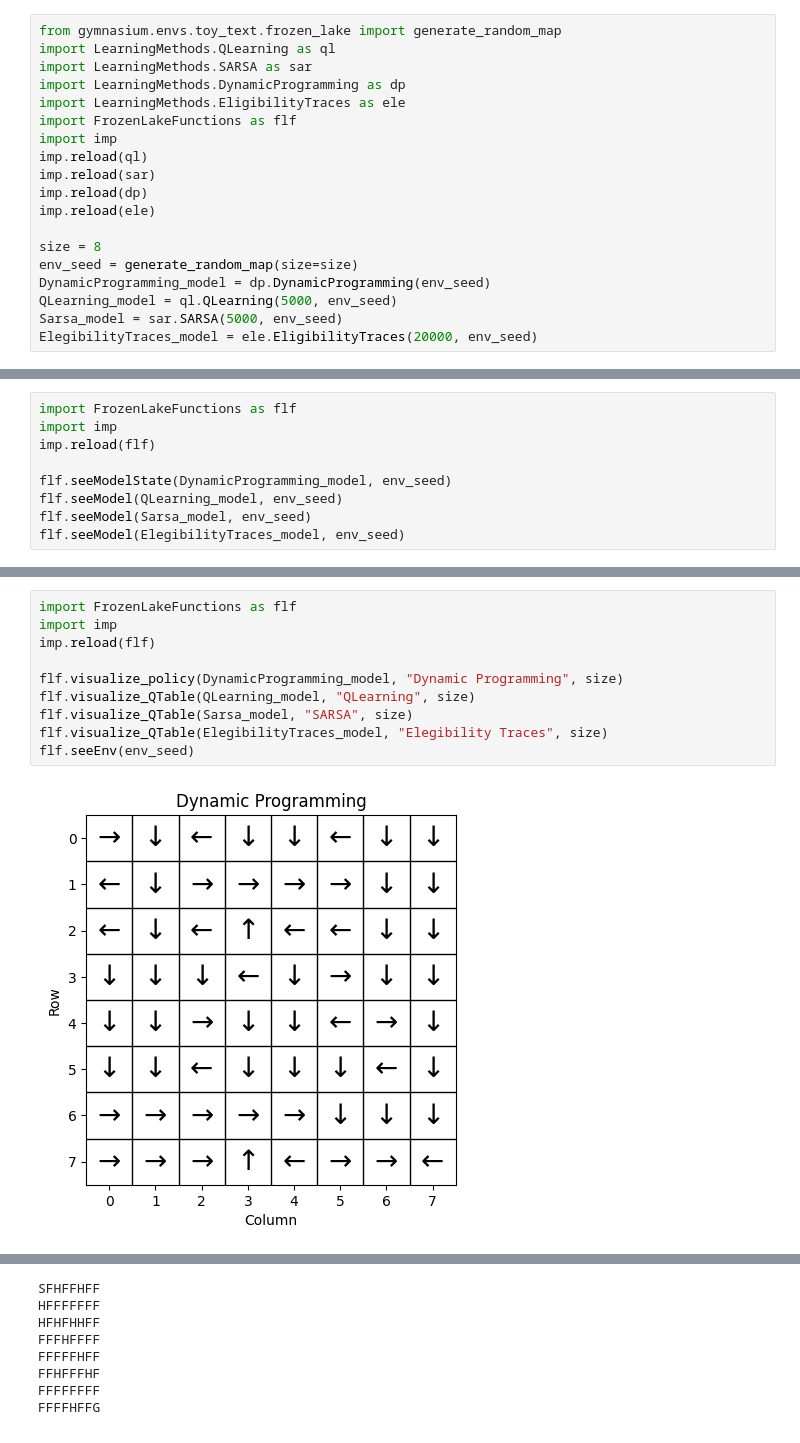
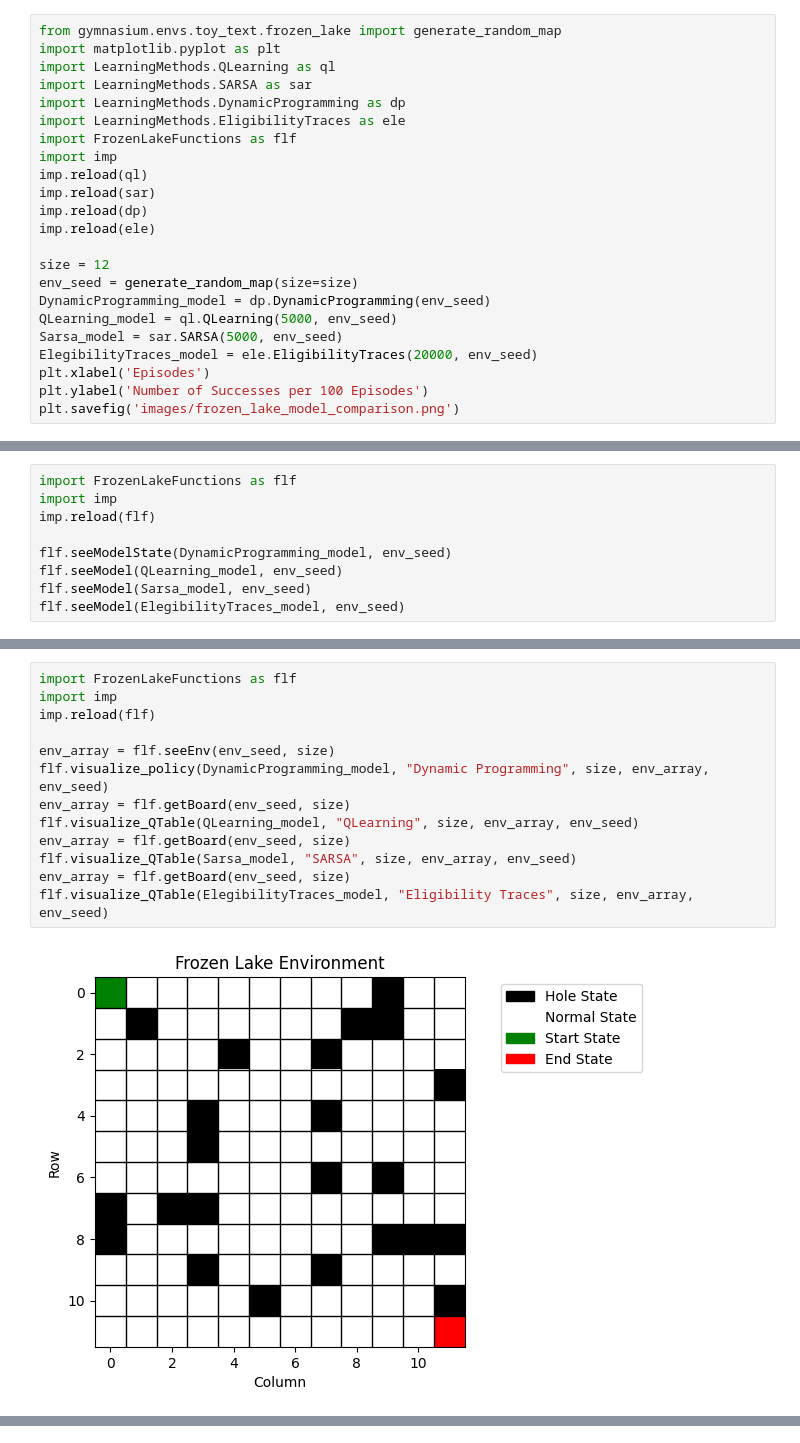
Before and after one commit to XixWISExiX/FrozenLake, a Jupyter notebook: MainDisplay.ipynb, the cells around one changed output, grey strips where cells are left out. Cells and saved outputs as stored; diff of their text form.

```diff
--- a/MainDisplay.ipynb
+++ b/MainDisplay.ipynb
@@ -23,6 +23,7 @@ env.close()
 # Compare All Reinforcement Learning Models
 # %%
 from gymnasium.envs.toy_text.frozen_lake import generate_random_map
+import matplotlib.pyplot as plt
 import LearningMethods.QLearning as ql
 import LearningMethods.SARSA as sar
 import LearningMethods.DynamicProgramming as dp
@@ -34,10 +35,13 @@ imp.reload(sar)
 imp.reload(dp)
 imp.reload(ele)
 
-size = 8
+size = 12
 env_seed = generate_random_map(size=size)
 DynamicProgramming_model = dp.DynamicProgramming(env_seed)
 QLearning_model = ql.QLearning(5000, env_seed)
 Sarsa_model = sar.SARSA(5000, env_seed)
 ElegibilityTraces_model = ele.EligibilityTraces(20000, env_seed)
+plt.xlabel('Episodes')
+plt.ylabel('Number of Successes per 100 Episodes')
+plt.savefig('images/frozen_lake_model_comparison.png')
 # %% [output]
@@ -56,12 +62,15 @@ flf.seeModel(ElegibilityTraces_model, env_seed)
 # %%
 import FrozenLakeFunctions as flf
 import imp
 imp.reload(flf)
 
-flf.visualize_policy(DynamicProgramming_model, "Dynamic Programming", size)
-flf.visualize_QTable(QLearning_model, "QLearning", size)
-flf.visualize_QTable(Sarsa_model, "SARSA", size)
-flf.visualize_QTable(ElegibilityTraces_model, "Elegibility Traces", size)
-flf.seeEnv(env_seed)
+env_array = flf.seeEnv(env_seed, size)
+flf.visualize_policy(DynamicProgramming_model, "Dynamic Programming", size, env_array, env_seed)
+env_array = flf.getBoard(env_seed, size)
+flf.visualize_QTable(QLearning_model, "QLearning", size, env_array, env_seed)
+env_array = flf.getBoard(env_seed, size)
+flf.visualize_QTable(Sarsa_model, "SARSA", size, env_array, env_seed)
+env_array = flf.getBoard(env_seed, size)
+flf.visualize_QTable(ElegibilityTraces_model, "Eligibility Traces", size, env_array, env_seed)
 # %% [output]
-[figure, old version]
+[figure, new version]
@@ -71,8 +79,0 @@ flf.seeEnv(env_seed)
-SFHFFHFF
-HFFFFFFF
-HFHFHHFF
-FFFHFFFF
-FFFFFHFF
-FFHFFFHF
-FFFFFFFF
-FFFFHFFG
```
Also changed, not shown: parts of 4 cells of this notebook, 13 other files.
